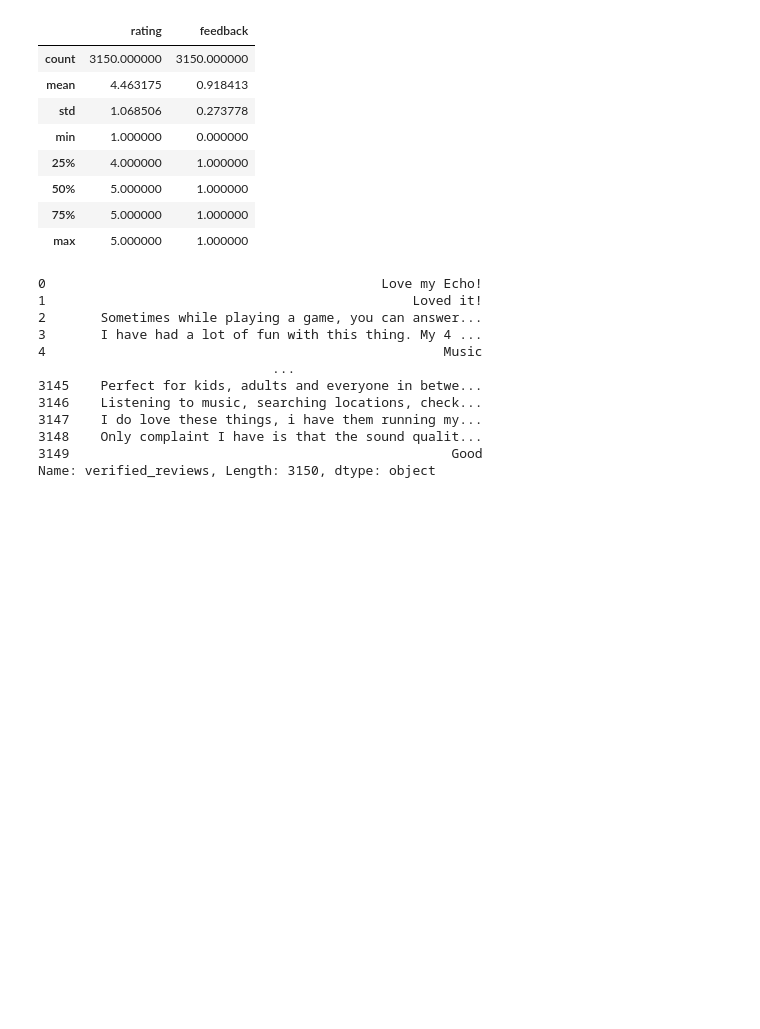
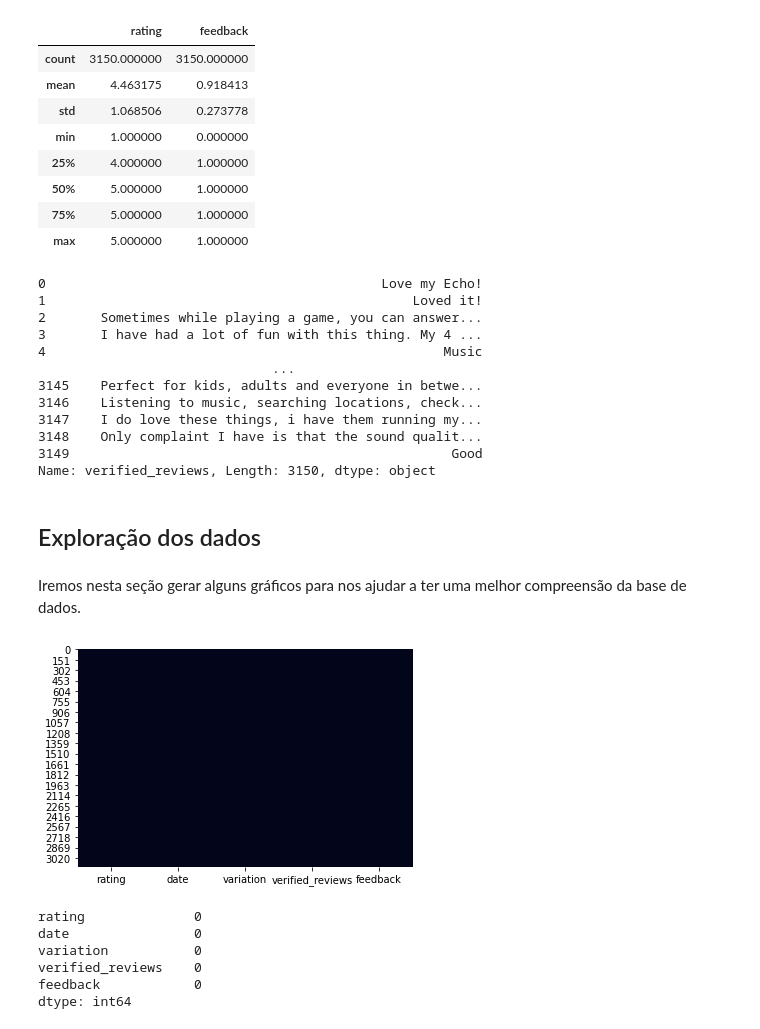
Before and after one commit to Mario-RJunior/relacoes-publicas-clientes-NLP, a Jupyter notebook: relacoes_publicas_NLP.ipynb, the cells around one changed output. Drawn from its saved outputs; the diff is of its cells as text; code cells hidden in the pictures; blank space fills up the shorter version.

Commit message:
Explorando os dados

```diff
--- a/relacoes_publicas_NLP.ipynb
+++ b/relacoes_publicas_NLP.ipynb
@@ -80,3 +80,21 @@ reviews_df['verified_reviews']
 3148    Only complaint I have is that the sound qualit...
 3149                                                 Good
 Name: verified_reviews, Length: 3150, dtype: object
+# %% [markdown]
+## Exploração dos dados
+# %% [markdown]
+Iremos nesta seção gerar alguns gráficos para nos ajudar a ter uma melhor compreensão da base de dados.
+# %%
+# Verificando valores faltantes com heatmap
+sns.heatmap(data=reviews_df.isnull(), cbar=False);
+# %% [output]
+[figure, added]
+# %%
+reviews_df.isnull().sum()
+# %% [output]
+rating              0
+date                0
+variation           0
+verified_reviews    0
+feedback            0
+dtype: int64
```
Also changed, not shown: parts of 20 cells of this notebook.
